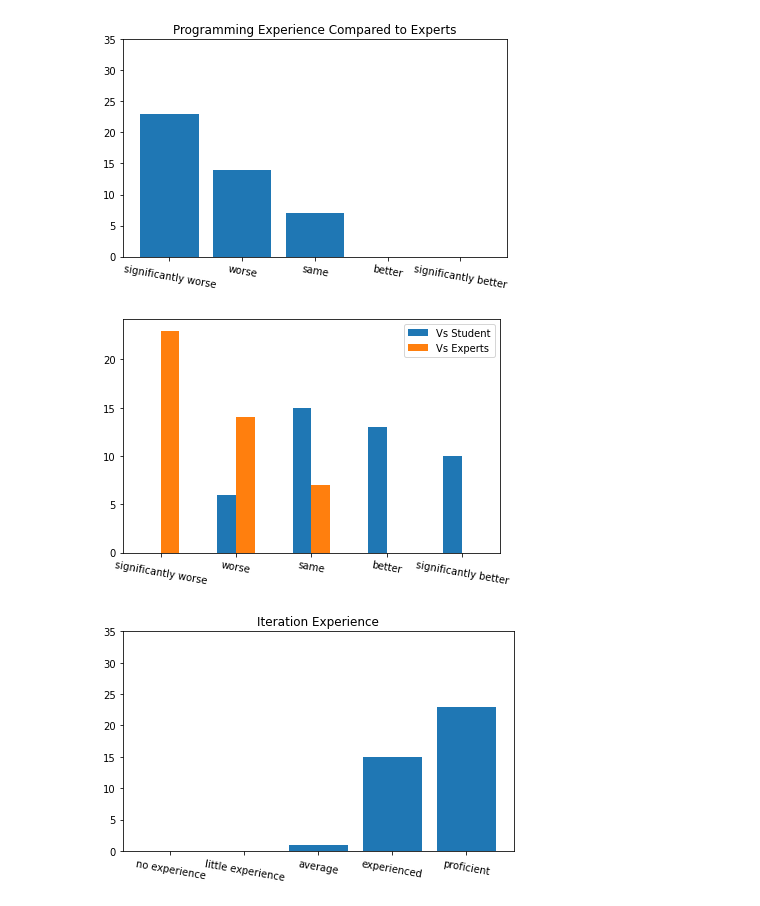
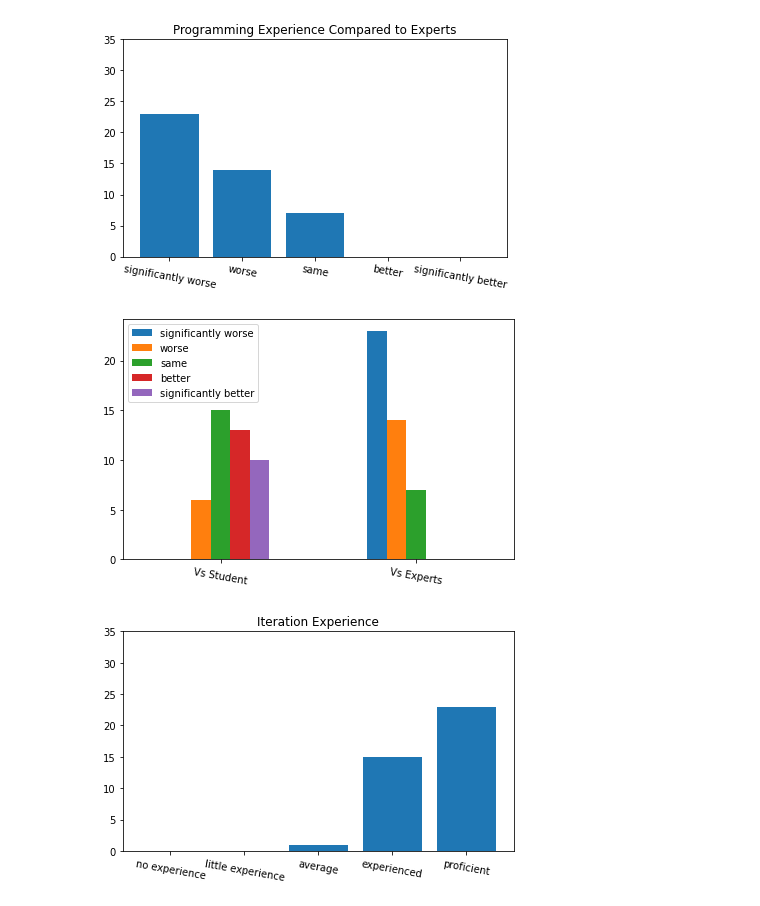
Before and after one commit to Sonaion/bachelor-arbeit, a Jupyter notebook: DataEvaluation/Demographics_01.ipynb, the cells around one changed output. Drawn from its saved outputs; the diff is of its cells as text; code cells hidden in the pictures.

```diff
--- a/DataEvaluation/Demographics_01.ipynb
+++ b/DataEvaluation/Demographics_01.ipynb
@@ -259,12 +303,12 @@ _, y_experts = plot_self_assessment("Experts", "ST06_03", df, y_lim, "./results/
 # %%
 df_tmp = pd.DataFrame([y_students, y_experts], columns=names)
 df_tmp.index = ["Vs Student", "Vs Experts"]
-ax = df_tmp.transpose().plot.bar()
+ax = df_tmp.plot.bar()
 ax.set_xticklabels(ax.get_xticklabels(), rotation=-10)
 plt.tight_layout()
 plt.savefig('./results/demographics/self_assessment_all_experience.pdf')
 # %% [output]
-[figure, old version]
+[figure, new version]
 # %%
 names, y_iteration = plot_experience("Iteration", "ST12", df, y_lim, "./results/demographics/style_iteration_experience.pdf")
 _, y_recursion = plot_experience("Recursion", "ST13", df, y_lim, "./results/demographics/style_recursion_experience.pdf")
```
Also changed, not shown: parts of 9 cells of this notebook, 3 other files.
